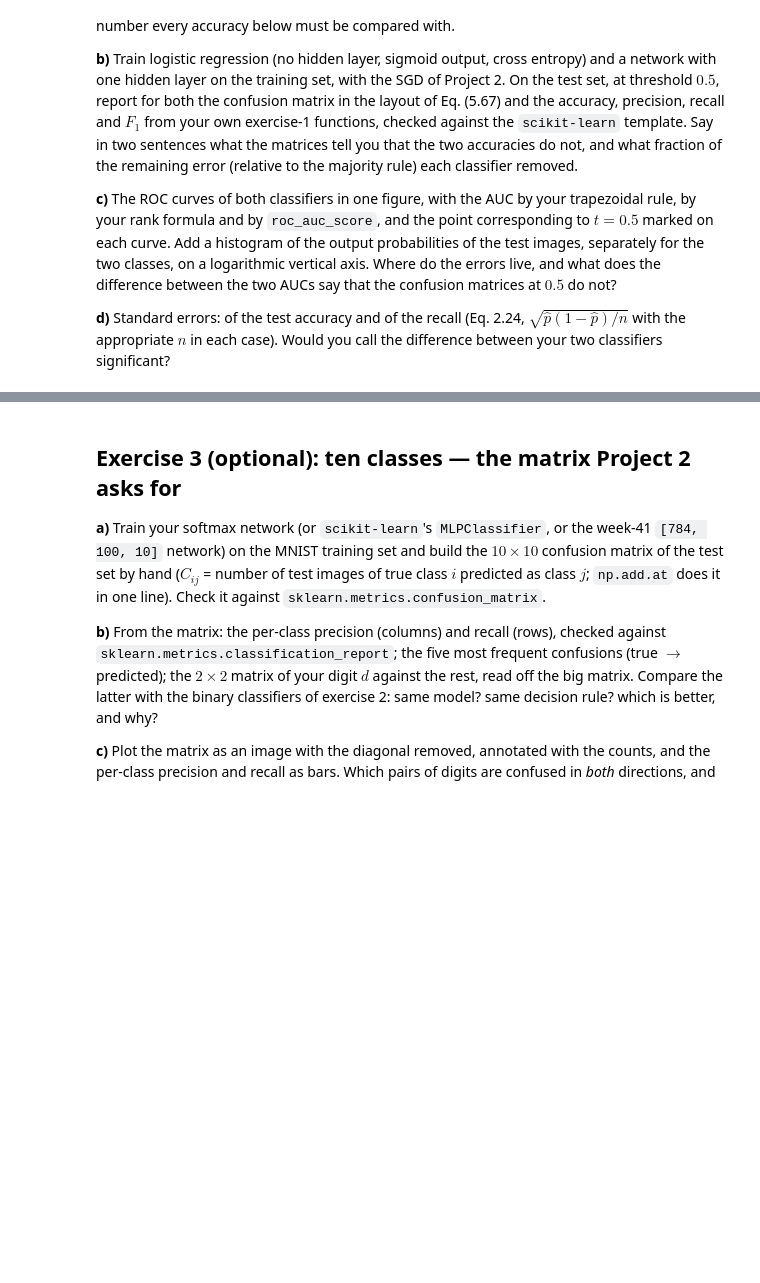
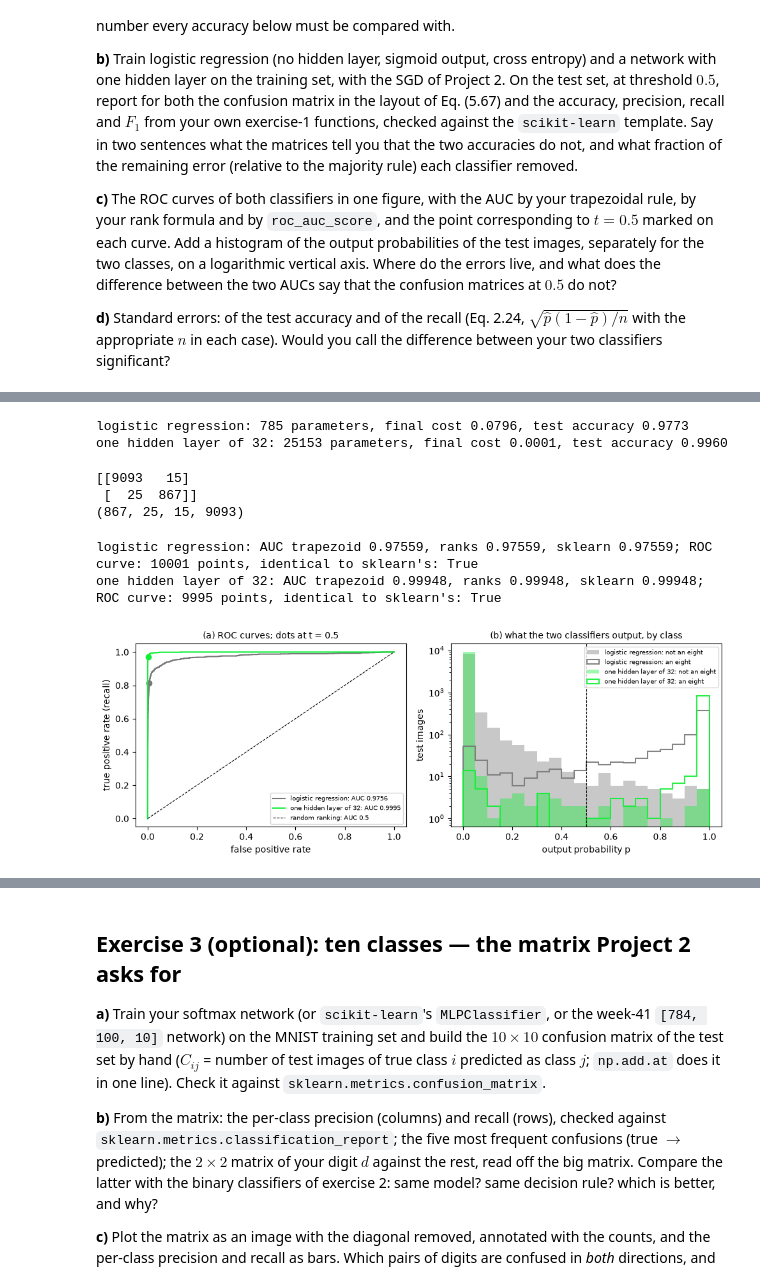
Before and after one commit to carlpd/FYS-STK, a Jupyter notebook: Weekly Excercises/exercisesweek43_Carl.ipynb, the cells around one changed output, grey strips where cells are left out. Cells and saved outputs as stored; diff of their text form; code cells hidden in the pictures; blank space fills up the shorter version.

```diff
--- a/Weekly Excercises/exercisesweek43_Carl.ipynb
+++ b/Weekly Excercises/exercisesweek43_Carl.ipynb
@@ -226,0 +367,67 @@ y_test = (data["y_test"] == d).astype(float)
+# %%
+d = 5                              # your digit
+data = np.load("mnist.npz")            # see Project 2 for where to get it
+X_train = data["x_train"].reshape(len(data["x_train"]), -1) / 255.0
+X_test = data["x_test"].reshape(len(data["x_test"]), -1) / 255.0
+y_train = (data["y_train"] == d).astype(float)
+y_test = (data["y_test"] == d).astype(float)
+# %%
+models={}
+for name, sizes, act in (("logistic regression", [784, 1], "sigmoid"),
+                         ("one hidden layer of 32", [784, 32, 1], "relu")):
+    layers = create_layers(sizes, act, np.random.default_rng(2026))
+    layers, hist = train(X_train, y_train[:, None], layers, act, "binary", gamma=0.1, epochs=150,
+                         batch_size=32, X_test=X_test, y_test=y_test)
+    models[name] = {"layers": layers, "act": act, "history": hist,
+                    "p_test": predict(X_test, layers, act, "binary")[:, 0],
+                    "n_params": sum(W.size + b.size for W, b in layers)}
+    print(f"{name}: {models[name]['n_params']} parameters, final cost {hist['cost'][-1]:.4f}, "
+          f"test accuracy {hist['test_accuracy'][-1]:.4f}")
+# %% [output]
+logistic regression: 785 parameters, final cost 0.0796, test accuracy 0.9773
+one hidden layer of 32: 25153 parameters, final cost 0.0001, test accuracy 0.9960
+# %%
+
+p_test_1hl=models["one hidden layer of 32"]["p_test"]
+y_pred_1hl = p_test > 0.5
+cm_skl_1hl = sk_confusion_matrix(y_test, y_pred_1hl)
+cm_hm_1hl=confusion_matrix(y_test, y_pred_1hl)
+p_test_lr=models["logistic regression"]["p_test"]
+y_pred_lr = p_test > 0.5
+cm_skl_lr = sk_confusion_matrix(y_test, y_pred_lr)
+cm_hm_lr=confusion_matrix(y_test, y_pred_lr)
+print(cm_skl_1hl)
+print(cm_hm_1hl)
+# %% [output]
+[[9093   15]
+ [  25  867]]
+(867, 25, 15, 9093)
+# %%
+GREY="#777777"
+GREEN="#10EF35"
+fig, ax = plt.subplots(1, 2, figsize=(10, 3.8))
+for name, col in zip(models, (GREY, GREEN)):
+    p = models[name]["p_test"]
+    fpr, tpr, thr = roc_curve(y_test, p)
+    auc_t, auc_r, auc_s = auc_trapezoid(fpr, tpr), roc_auc(y_test, p), skm.roc_auc_score(y_test, p)
+    fpr_s, tpr_s, _ = skm.roc_curve(y_test, p, drop_intermediate=False)   # sklearn drops collinear points by default
+    print(f"{name}: AUC trapezoid {auc_t:.5f}, ranks {auc_r:.5f}, sklearn {auc_s:.5f}; "
+          f"ROC curve: {len(fpr)} points, identical to sklearn's: {np.allclose(fpr, fpr_s) and np.allclose(tpr, tpr_s)}")
+    ax[0].plot(fpr, tpr, color=col, lw=1.5, label=f"{name}: AUC {auc_r:.4f}")
+    k = np.searchsorted(-thr, -0.5)
+    ax[0].plot(fpr[min(k, len(fpr) - 1)], tpr[min(k, len(tpr) - 1)], "o", color=col)
+    bins = np.linspace(0, 1, 21)
+    ax[1].hist(p[y_test == 0], bins=bins, color=col, alpha=0.4, label=f"{name}: not an eight")
+    ax[1].hist(p[y_test == 1], bins=bins, color=col, alpha=0.9, histtype="step", lw=1.5, label=f"{name}: an eight")
+
+ax[0].plot([0, 1], [0, 1], "k--", lw=0.8, label="random ranking: AUC 0.5")
+ax[0].set_xlabel("false positive rate"); ax[0].set_ylabel("true positive rate (recall)"); ax[0].legend(fontsize=7)
+ax[0].set_title("(a) ROC curves; dots at t = 0.5", fontsize=10)
+ax[1].axvline(0.5, color="k", ls="--", lw=0.8)
+ax[1].set_yscale("log"); ax[1].set_xlabel("output probability p"); ax[1].set_ylabel("test images"); ax[1].legend(fontsize=7)
+ax[1].set_title("(b) what the two classifiers output, by class", fontsize=10)
+plt.tight_layout(); plt.show()
+# %% [output]
+logistic regression: AUC trapezoid 0.97559, ranks 0.97559, sklearn 0.97559; ROC curve: 10001 points, identical to sklearn's: True
+one hidden layer of 32: AUC trapezoid 0.99948, ranks 0.99948, sklearn 0.99948; ROC curve: 9995 points, identical to sklearn's: True
+[figure, added]
```
Also changed, not shown: parts of 7 cells of this notebook, 1 other file.
